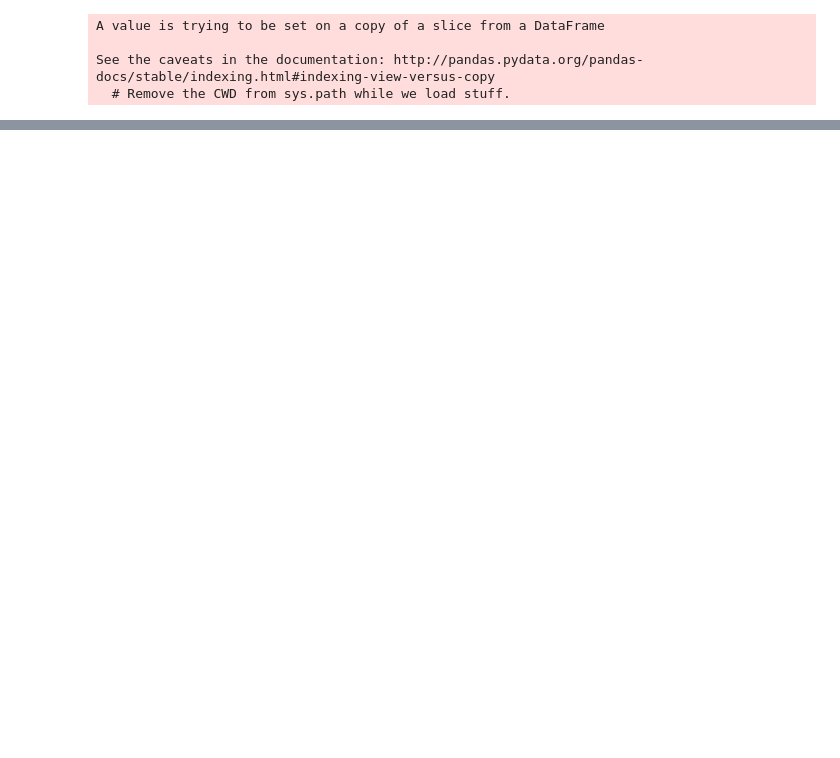
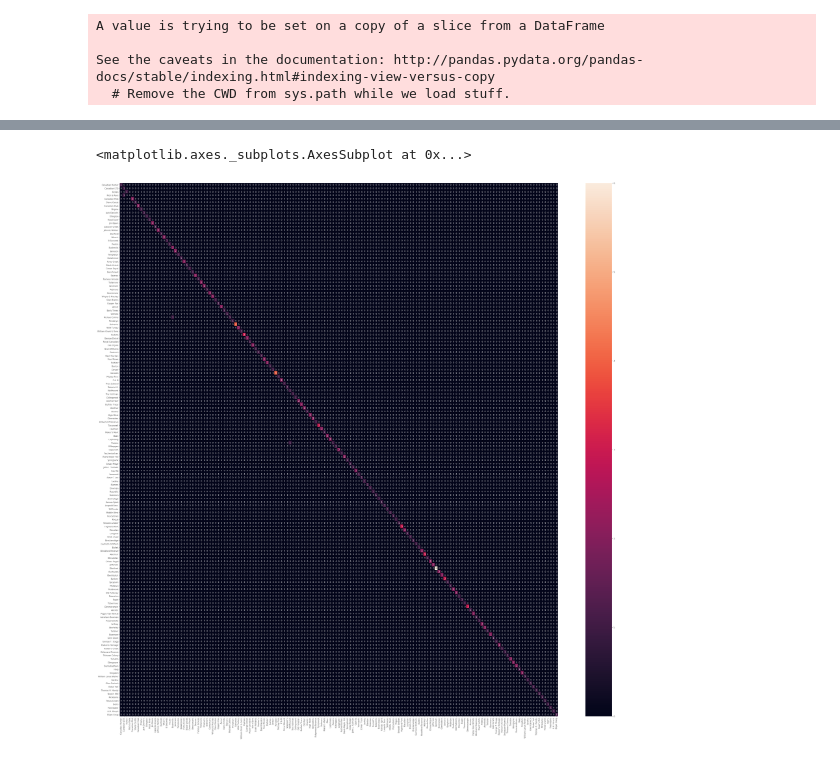
Before and after one commit to RickHuizing/Phase-2, a Jupyter notebook: Whiskey_proj.ipynb, the cells around one changed output, grey strips where cells are left out. Drawn from its saved outputs; the diff is of its cells as text; code cells hidden in the pictures; blank space fills up the shorter version.

```diff
--- a/Whiskey_proj.ipynb
+++ b/Whiskey_proj.ipynb
@@ -319,19 +246,24 @@ for x in range(len(data['Brand'])):
 # %%
 # separate training data from testing data
 from random import randint
-test_whiskeys = {'data':[], 'target':[]}
+test_whiskeys = {'data':[], 'target':[], 'target_names':[]}
+#                     20% of data is used
 for x in range(round(len(whiskeys['data'])*0.2)):
     perform_cut = 0
     while perform_cut != 1:
-        cut_index = randint(0, len(whiskeys['data'])-1)
+        cut_index = randint(0, len(whiskeys['data'])-1) # choose random whiskey for training set
         target_brand = whiskeys['target'][cut_index]
         target_count = 0
         for brand in whiskeys['target']:
             if brand == target_brand:
                 target_count += 1
+        # only remove a whiskey from dataset if there will be more left from the same brand afterwards
         if target_count >2:
             perform_cut = 1
 
     test_whiskeys['data'].append(whiskeys['data'].pop(cut_index))
-    test_whiskeys['target'].append(whiskeys['target'].pop(cut_index))
+    target = whiskeys['target'].pop(cut_index)
+    test_whiskeys['target'].append(target)
+    if target not in test_whiskeys['target_names']:
+        test_whiskeys['target_names'].append(target)
 # %%
@@ -366,0 +313,12 @@ seaborn.heatmap(cm, annot=True)
+# %%
+# run a prediction on the training data and create confusion matrix
+# comparing the 2 I would say we clearly have an overfitting problem
+cm = confusion_matrix(whiskeys['target'], clf.predict(whiskeys['data']))
+cm = cm2df(cm, whiskeys['target_names'])
+
+plt.figure(figsize = (25,25))
+# plt.figure(figsize = (50,50)) #if you want to view this picture, save it first
+seaborn.heatmap(cm, annot=True)
+# %% [output]
+<matplotlib.axes._subplots.AxesSubplot at 0x...>
+[figure, added]
```
Also changed, not shown: parts of 18 cells of this notebook.
